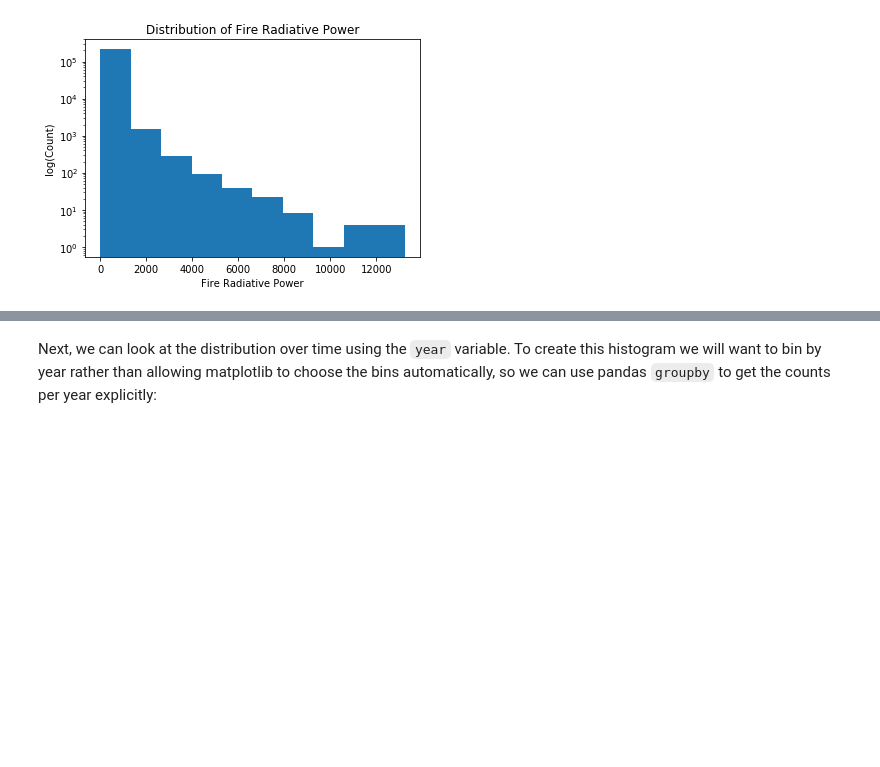
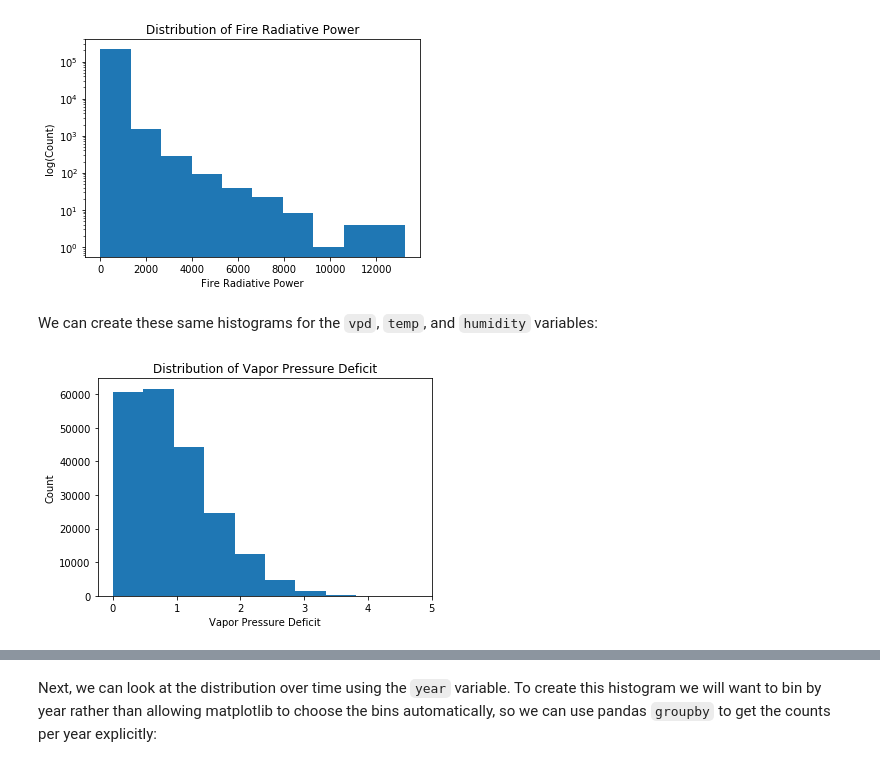
Before and after one commit to keller-mark/cmsc320-final-project, a Jupyter notebook: notebook.ipynb, the cells around one changed output, grey strips where cells are left out. Drawn from its saved outputs; the diff is of its cells as text; code cells hidden in the pictures; blank space fills up the shorter version.

```diff
--- a/notebook.ipynb
+++ b/notebook.ipynb
@@ -125,3 +125,12 @@ _ = plt.ylabel("log(Count)")
 _ = plt.hist(df['frp'].values, log=True)
 # %% [output]
 [figure]
+# %% [markdown]
+We can create these same histograms for the `vpd`, `temp`, and `humidity` variables:
+# %%
+_ = plt.title("Distribution of Vapor Pressure Deficit")
+_ = plt.xlabel("Vapor Pressure Deficit")
+_ = plt.ylabel("Count")
+_ = plt.hist(df['vpd'].values)
+# %% [output]
+[figure, added]
```
Also changed, not shown: parts of 11 cells of this notebook.
